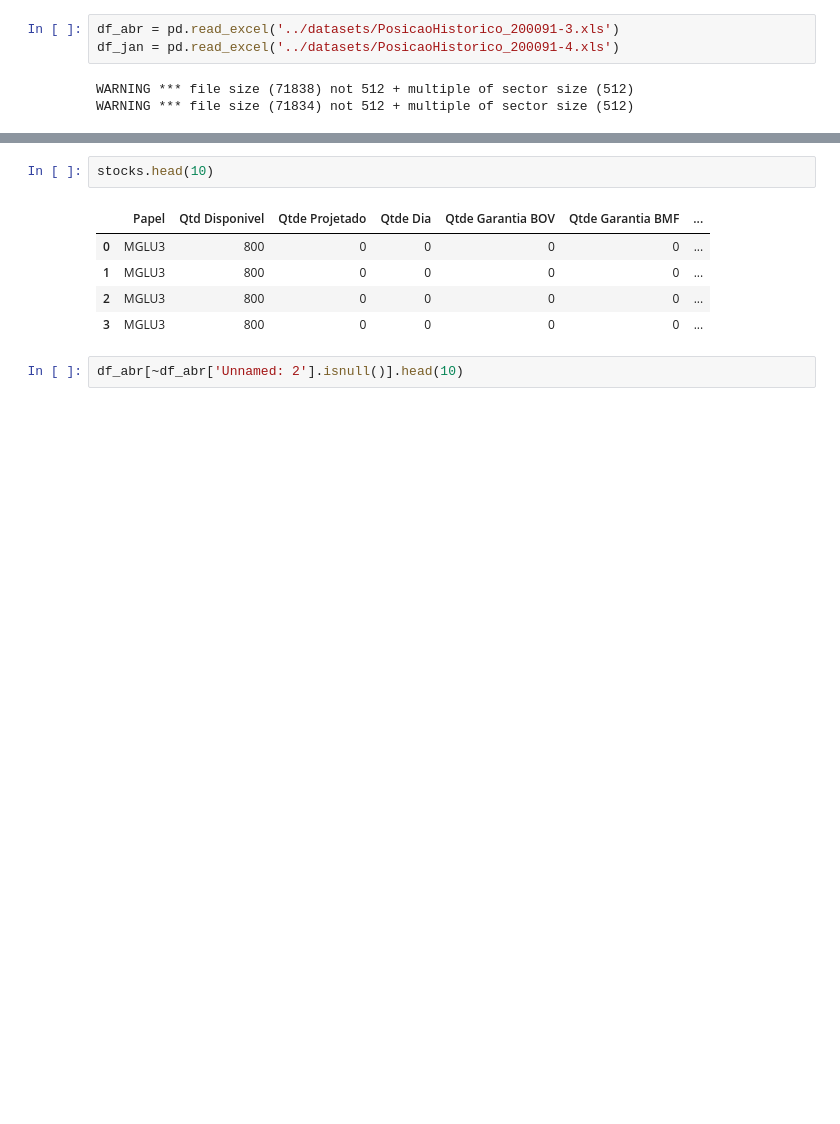
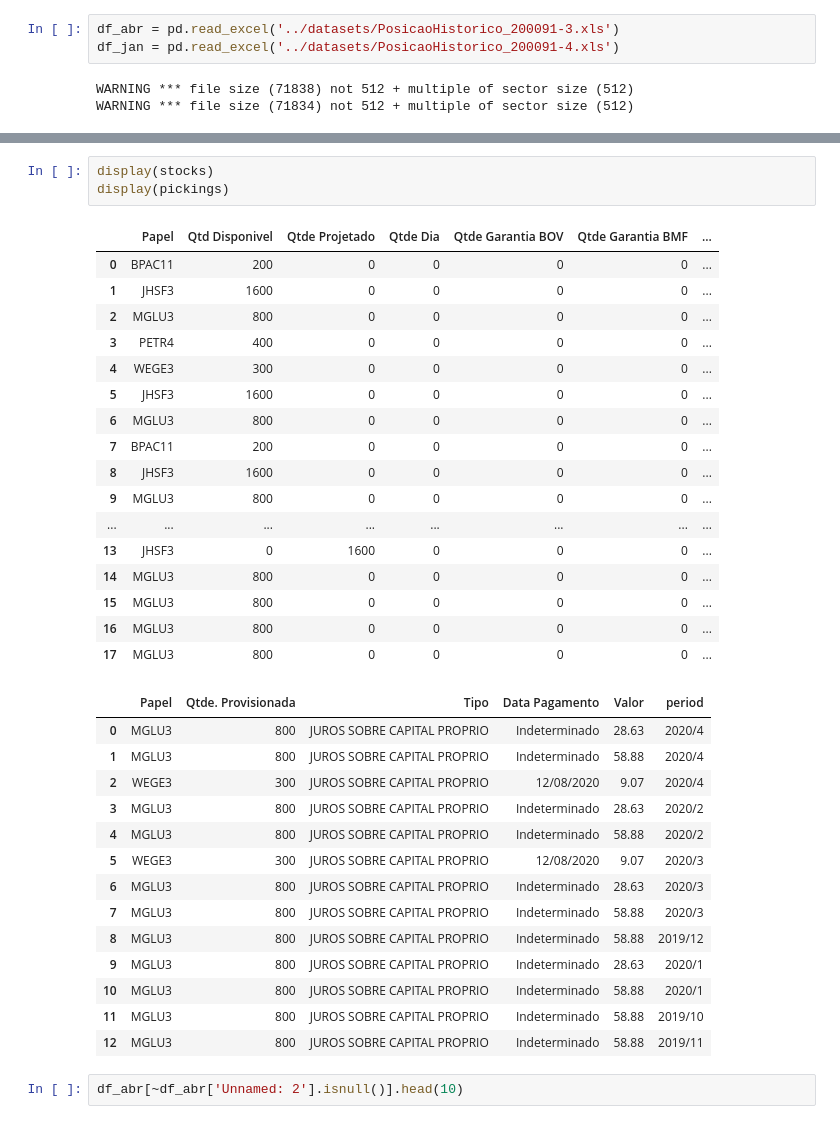
Before and after one commit to gabrielmlg/finance-app, a Jupyter notebook: notebooks/sandbox.ipynb, the cells around one changed output, grey strips where cells are left out. Cells and saved outputs as stored; diff of their text form; blank space fills up the shorter version.

```diff
--- a/notebooks/sandbox.ipynb
+++ b/notebooks/sandbox.ipynb
@@ -103,11 +240,38 @@ WARNING *** file size (60570) not 512 + multiple of sector size (512)
-# %%
-stocks.head(10)
-# %% [output]
-|  | Papel | Qtd Disponivel | Qtde Projetado | Qtde Dia | Qtde Garantia BOV | Qtde Garantia BMF | ... |
-| 0 | MGLU3 | 800 | 0 | 0 | 0 | 0 | ... |
-| 1 | MGLU3 | 800 | 0 | 0 | 0 | 0 | ... |
-| 2 | MGLU3 | 800 | 0 | 0 | 0 | 0 | ... |
-| 3 | MGLU3 | 800 | 0 | 0 | 0 | 0 | ... |
+# %%
+display(stocks)
+display(pickings)
+# %% [output]
+|  | Papel | Qtd Disponivel | Qtde Projetado | Qtde Dia | Qtde Garantia BOV | Qtde Garantia BMF | ... |
+| 0 | BPAC11 | 200 | 0 | 0 | 0 | 0 | ... |
+| 1 | JHSF3 | 1600 | 0 | 0 | 0 | 0 | ... |
+| 2 | MGLU3 | 800 | 0 | 0 | 0 | 0 | ... |
+| 3 | PETR4 | 400 | 0 | 0 | 0 | 0 | ... |
+| 4 | WEGE3 | 300 | 0 | 0 | 0 | 0 | ... |
+| 5 | JHSF3 | 1600 | 0 | 0 | 0 | 0 | ... |
+| 6 | MGLU3 | 800 | 0 | 0 | 0 | 0 | ... |
+| 7 | BPAC11 | 200 | 0 | 0 | 0 | 0 | ... |
+| 8 | JHSF3 | 1600 | 0 | 0 | 0 | 0 | ... |
+| 9 | MGLU3 | 800 | 0 | 0 | 0 | 0 | ... |
+| ... | ... | ... | ... | ... | ... | ... | ... |
+| 13 | JHSF3 | 0 | 1600 | 0 | 0 | 0 | ... |
+| 14 | MGLU3 | 800 | 0 | 0 | 0 | 0 | ... |
+| 15 | MGLU3 | 800 | 0 | 0 | 0 | 0 | ... |
+| 16 | MGLU3 | 800 | 0 | 0 | 0 | 0 | ... |
+| 17 | MGLU3 | 800 | 0 | 0 | 0 | 0 | ... |
+|  | Papel | Qtde. Provisionada | Tipo | Data Pagamento | Valor | period |
+| 0 | MGLU3 | 800 | JUROS SOBRE CAPITAL PROPRIO | Indeterminado | 28.63 | 2020/4 |
+| 1 | MGLU3 | 800 | JUROS SOBRE CAPITAL PROPRIO | Indeterminado | 58.88 | 2020/4 |
+| 2 | WEGE3 | 300 | JUROS SOBRE CAPITAL PROPRIO | 12/08/2020 | 9.07 | 2020/4 |
+| 3 | MGLU3 | 800 | JUROS SOBRE CAPITAL PROPRIO | Indeterminado | 28.63 | 2020/2 |
+| 4 | MGLU3 | 800 | JUROS SOBRE CAPITAL PROPRIO | Indeterminado | 58.88 | 2020/2 |
+| 5 | WEGE3 | 300 | JUROS SOBRE CAPITAL PROPRIO | 12/08/2020 | 9.07 | 2020/3 |
+| 6 | MGLU3 | 800 | JUROS SOBRE CAPITAL PROPRIO | Indeterminado | 28.63 | 2020/3 |
+| 7 | MGLU3 | 800 | JUROS SOBRE CAPITAL PROPRIO | Indeterminado | 58.88 | 2020/3 |
+| 8 | MGLU3 | 800 | JUROS SOBRE CAPITAL PROPRIO | Indeterminado | 58.88 | 2019/12 |
+| 9 | MGLU3 | 800 | JUROS SOBRE CAPITAL PROPRIO | Indeterminado | 28.63 | 2020/1 |
+| 10 | MGLU3 | 800 | JUROS SOBRE CAPITAL PROPRIO | Indeterminado | 58.88 | 2020/1 |
+| 11 | MGLU3 | 800 | JUROS SOBRE CAPITAL PROPRIO | Indeterminado | 58.88 | 2019/10 |
+| 12 | MGLU3 | 800 | JUROS SOBRE CAPITAL PROPRIO | Indeterminado | 58.88 | 2019/11 |
 # %%
 df_abr[~df_abr['Unnamed: 2'].isnull()].head(10)
 # %% [output]
```
Also changed, not shown: parts of 3 cells of this notebook.
